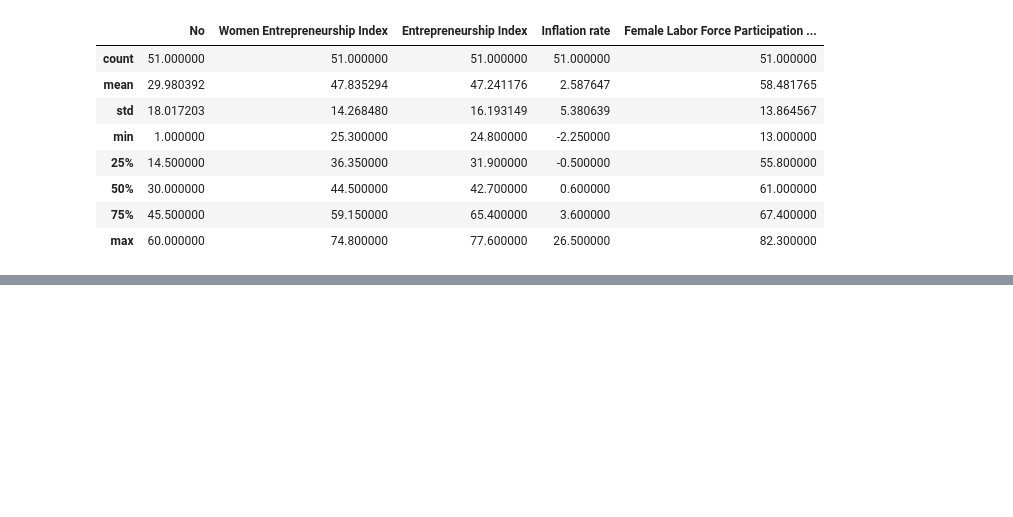
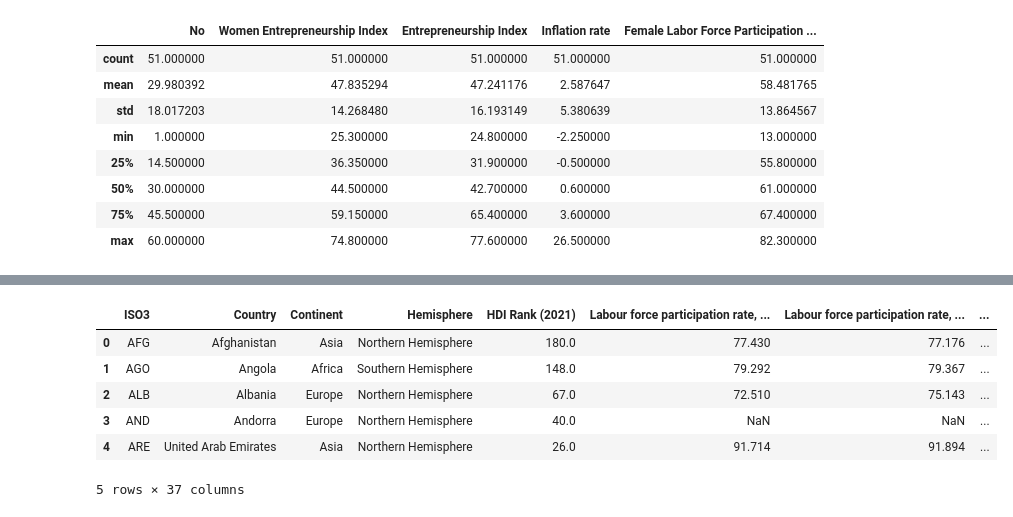
Before and after one commit to AslihanYoldas/Up-School-Women-In-Datathon, a Jupyter notebook: datathon_notebook.ipynb, the cells around one changed output, grey strips where cells are left out. Saved outputs shown, nothing was run; the diff lists cells and outputs as text; code cells hidden in the pictures; blank space fills up the shorter version.

```diff
--- a/datathon_notebook.ipynb
+++ b/datathon_notebook.ipynb
@@ -405,0 +482,2 @@ read_csv()
+# %%
+df_labour_male = read_csv('data\Labour-Force-Participation-Male.csv')
@@ -405,0 +504,12 @@ read_csv()
+# %%
+# Extract year as a feauture
+# Merge female and male
+df_labour_male.head()
+# %% [output]
+|  | ISO3 | Country | Continent | Hemisphere | HDI Rank (2021) | Labour force participation rate, ... | Labour force participation rate, ... | ... |
+| 0 | AFG | Afghanistan | Asia | Northern Hemisphere | 180.0 | 77.430 | 77.176 | ... |
+| 1 | AGO | Angola | Africa | Southern Hemisphere | 148.0 | 79.292 | 79.367 | ... |
+| 2 | ALB | Albania | Europe | Northern Hemisphere | 67.0 | 72.510 | 75.143 | ... |
+| 3 | AND | Andorra | Europe | Northern Hemisphere | 40.0 | NaN | NaN | ... |
+| 4 | ARE | United Arab Emirates | Asia | Northern Hemisphere | 26.0 | 91.714 | 91.894 | ... |
+5 rows × 37 columns
```
Also changed, not shown: parts of 69 cells of this notebook.
